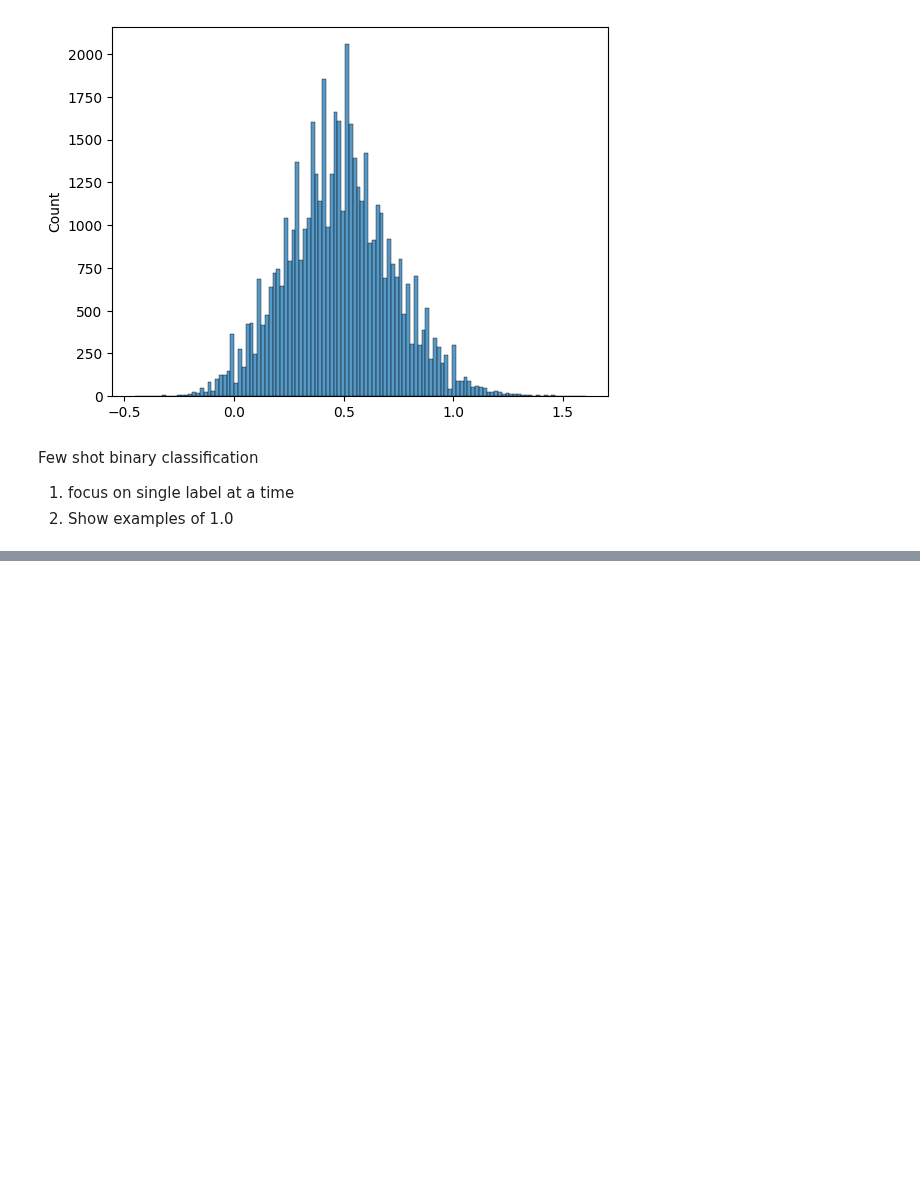
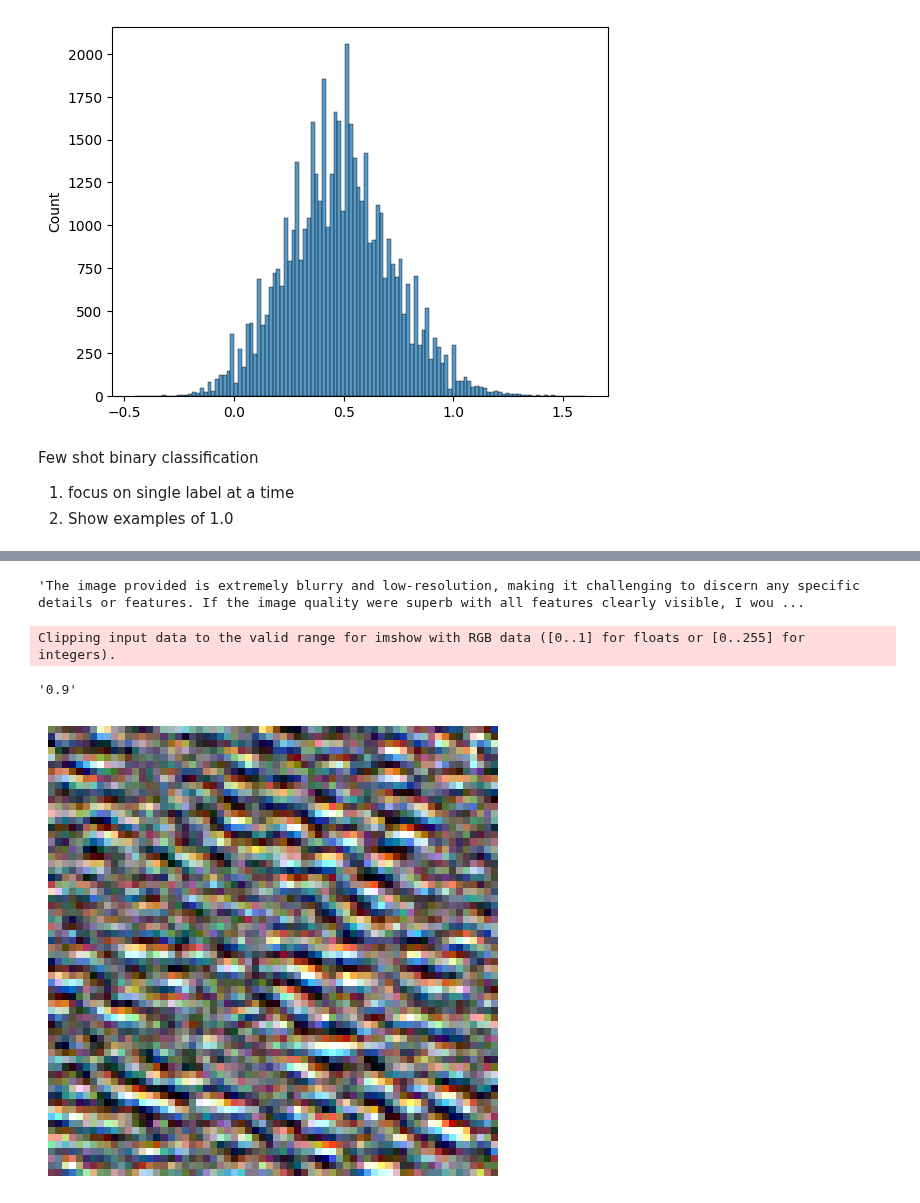
Before and after one commit to urbanlutz/AIML24_RandomForestRangers, a Jupyter notebook: test_labelling.ipynb, the cells around one changed output, grey strips where cells are left out. Drawn from its saved outputs; the diff is of its cells as text; code cells hidden in the pictures; blank space fills up the shorter version.

```diff
--- a/test_labelling.ipynb
+++ b/test_labelling.ipynb
@@ -629,3 +684,25 @@ class ExpertGroup():
+# %%
+img = class_examples["Forest"][0]
+ollama.generate(model=LLAVA, prompt="""
+describe this aerial image. Pretend that the image quality is superb and all features are clearly visible.
+""", images=[img])["response"]
+# %% [output]
+'The image provided is extremely blurry and low-resolution, making it challenging to discern any specific details or features. If the image quality were superb with all features clearly visible, I wou ...
+# %%
+img = img2b64(test_dataset.__getitem__(2)[0])
+
+res = ollama.generate(model=LLAVA, prompt="""
+could this low resolution aerial image show forests?
+Ignore the low resolution and potential color shift.
+Return the probability on a scale from 0.0 to 1.0.
+Return only the number.
+""", images=[img])
+
+res["response"]
+# %% [output]
+Clipping input data to the valid range for imshow with RGB data ([0..1] for floats or [0..255] for integers).
+'0.9'
+[figure, added]
 # %%
 def take_best_class(res):
     best_value = .0
```
Also changed, not shown: parts of 28 cells of this notebook, 17 other files.
